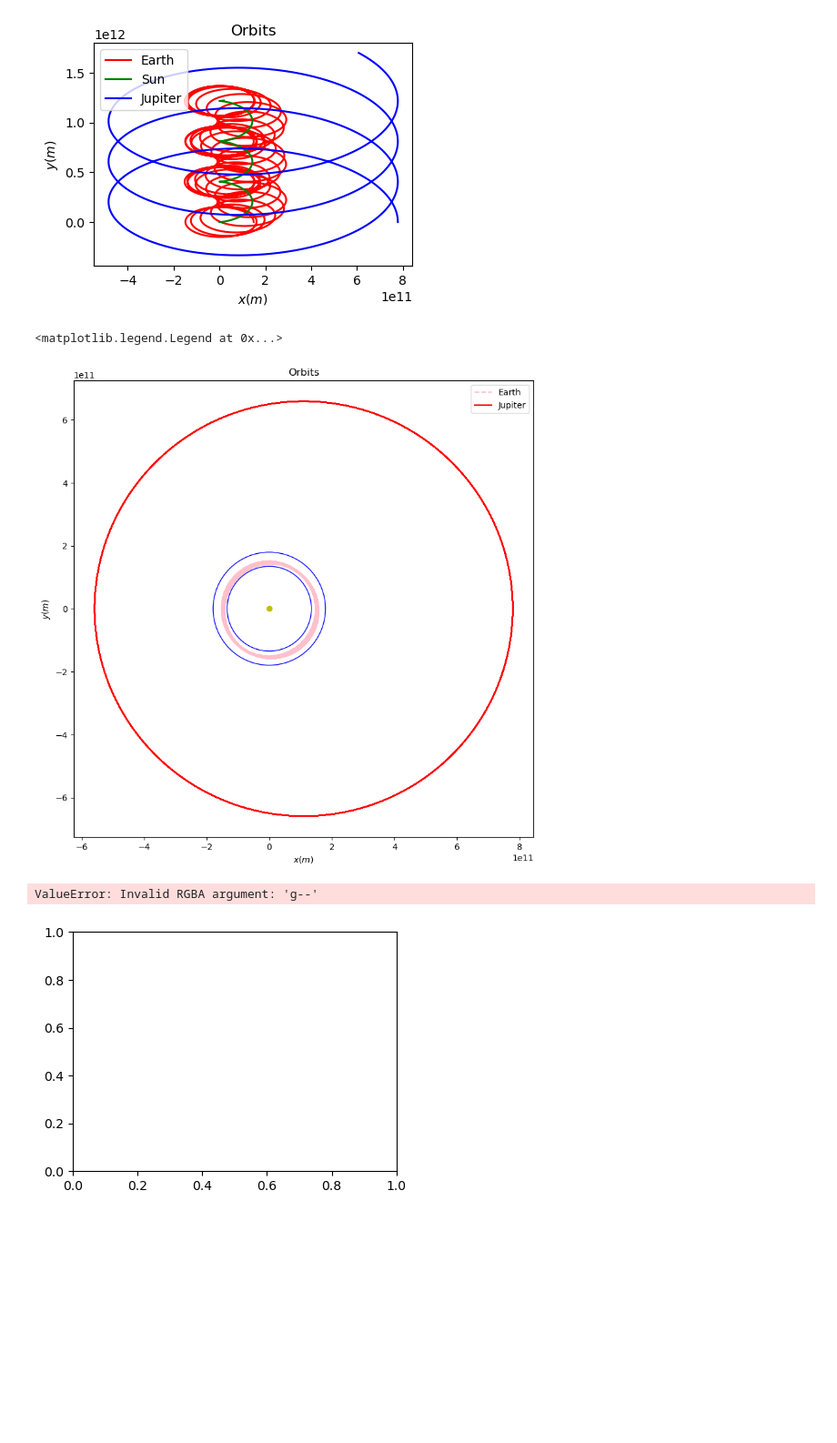
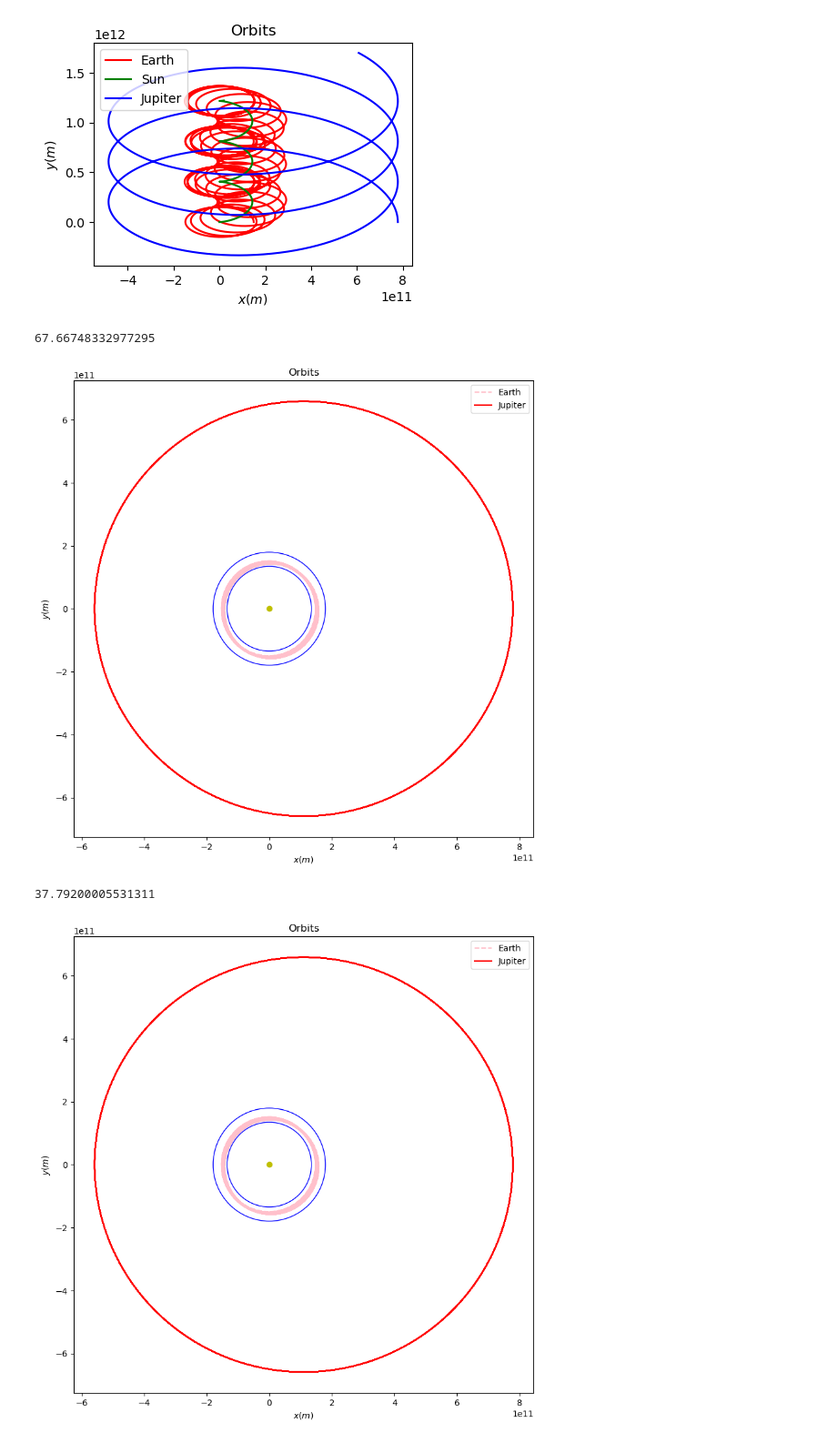
Before and after one commit to Zoinkadoinka/AE370-Project-1, a Jupyter notebook: Mega Jupiter Code.ipynb, the cells around one changed output. Shown at 91% size. Drawn from its saved outputs; the diff is of its cells as text; code cells hidden in the pictures; blank space fills up the shorter version.

Commit message:
added rk4 solver to jupiter problem

```diff
--- a/Mega Jupiter Code.ipynb
+++ b/Mega Jupiter Code.ipynb
@@ -218,6 +218,10 @@ ax1.legend()
 # %%
 import matplotlib.pyplot as plt
 plt.style.use('default')
+
+import time
+start = time.time()
+
 
 delta_t = 86400
 fig1 = plt.figure(figsize=(16, 16), tight_layout=True)
@@ -243,6 +247,9 @@ ax1.set_title("Orbits")
 ax1.set_xlabel("$x(m)$")
 ax1.set_ylabel("$y(m)$")
 ax1.legend()
+
+end = time.time()
+print(end - start)
 # %% [output]
-<matplotlib.legend.Legend at 0x...>
+67.66748332977295
 [figure]
@@ -249,17 +289,37 @@ ax1.legend()
 # %%
 import matplotlib.pyplot as plt
 plt.style.use('default')
 
+import time
+start = time.time()
+
 delta_t = 86400
-fig1 = plt.figure(figsize=(8, 6), tight_layout=True)
+fig1 = plt.figure(figsize=(16, 16), tight_layout=True)
 ax1 = fig1.add_subplot(221)
 
+u, times = ivp_RK4(u_0, 3.784e9, 86400)
 
 # print(u)
-innercircle = plt.Circle((0,0), radius = 0.6, fill = False, color = "g--")
-outercircle = plt.Circle((0,0), radius = 0.3, fill = False, color = "pink")
+
+
+
+ax1.plot(u[:,0]-u[:,3],u[:,1]-u[:,4],"pink",linestyle = "--", label = "Earth")
+#ax1.plot(0,0,"g", label = "Sun")
+ax1.plot(0,0,'o', color = "y")
+ax1.plot(u[:,6]-u[:,3],u[:,7]-u[:,4],"r", label = "Jupiter")
+
+innercircle = plt.Circle((0,0), radius = 1.496e11*0.9, fill = False, color = "blue")
+outercircle = plt.Circle((0,0), radius = 1.496e11*1.2, fill = False, color = "blue")
 ax1.add_patch(innercircle)
 ax1.add_patch(outercircle)
+
+ax1.set_title("Orbits")
+ax1.set_xlabel("$x(m)$")
+ax1.set_ylabel("$y(m)$")
+ax1.legend()
+
+end = time.time()
+print(end - start)
 # %% [output]
-ValueError: Invalid RGBA argument: 'g--'
+37.79200005531311
-[figure, old version]
+[figure, new version]
```
Also changed, not shown: parts of 1 cell of this notebook.
